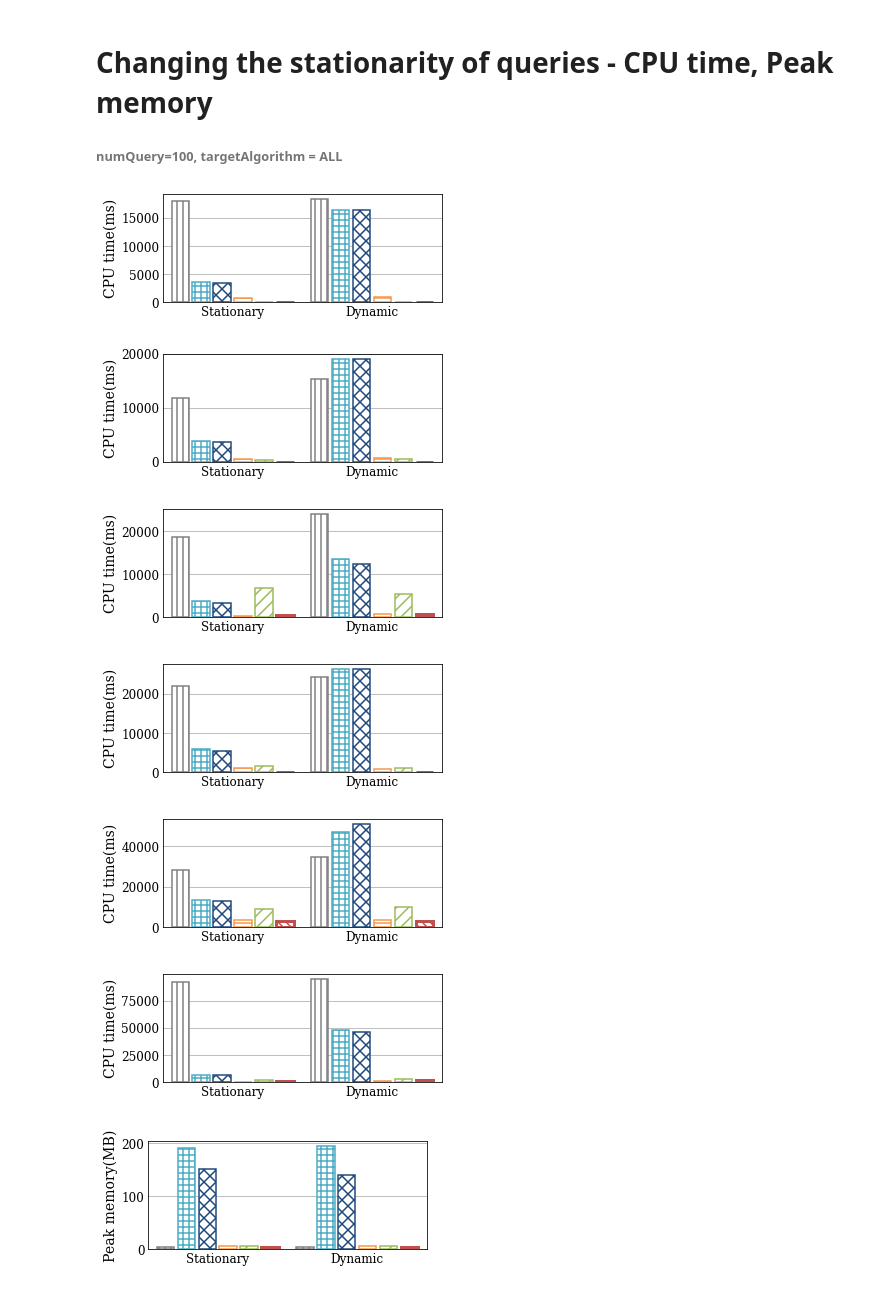
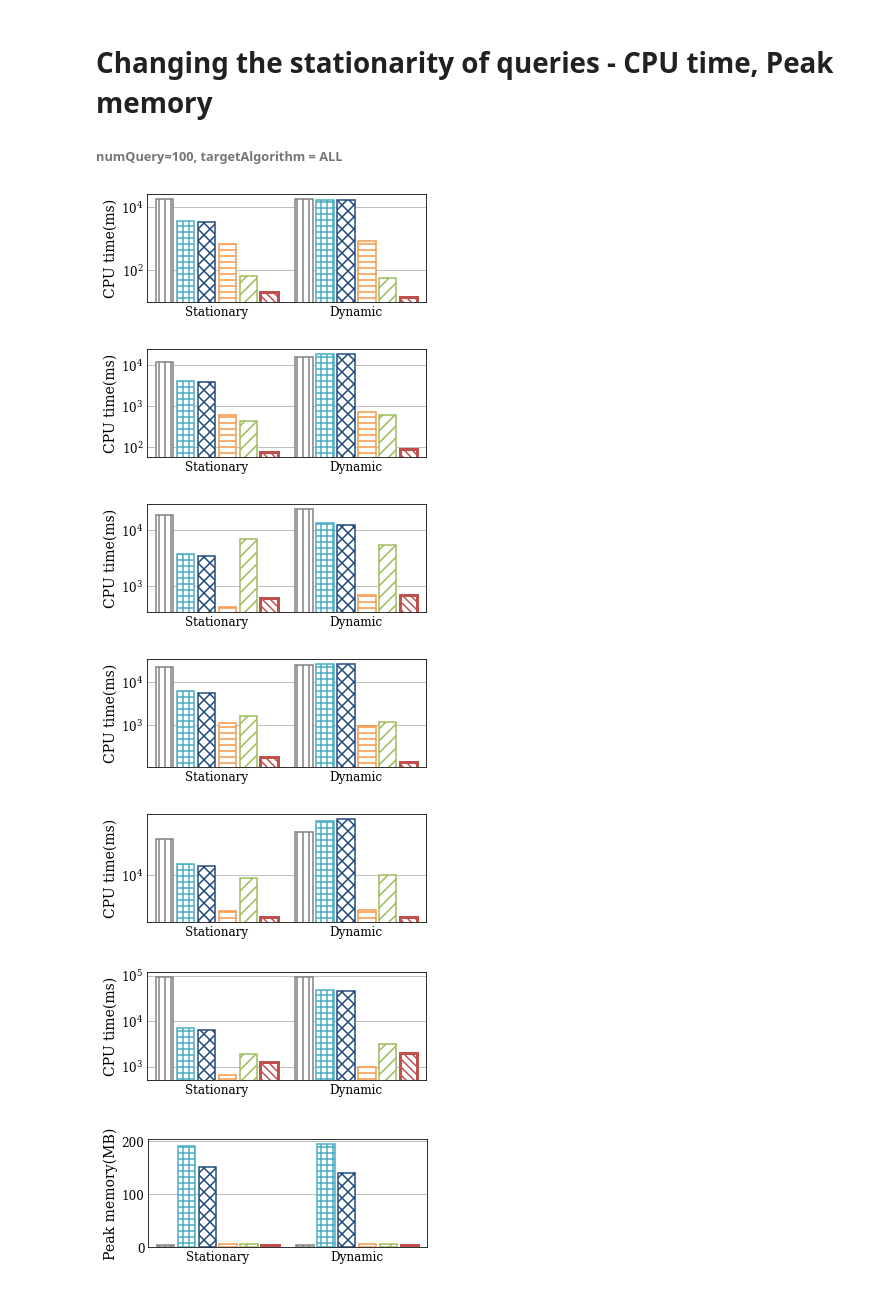
Before and after one commit to YoojuShin/SIGMOD2021LogScript, a Jupyter notebook: figure_script.ipynb, the cells around one changed output. Saved outputs shown, nothing was run; the diff lists cells and outputs as text; code cells hidden in the pictures.

Commit message:
stationarity ready to change line plot

```diff
--- a/figure_script.ipynb
+++ b/figure_script.ipynb
@@ -64,11 +64,11 @@ FONTSIZE_XLABEL_vp=12
 FONTSIZE_YLABEL_vp=14
 
 # Bar Plot parameters
-figsize_minibar = (5,2)
-target_alg_minibar = ['NAIVE','SOP','pMCSKY','OURS-Q','OURS-D','OURS']
-FONTSIZE_TICK_minibar=12
-FONTSIZE_XLABEL_minibar=12
-FONTSIZE_YLABEL_minibar=14
+figsize_stationarity = (5,2)
+target_alg_stationarity = ['NAIVE','SOP','pMCSKY','OURS-Q','OURS-D','OURS']
+FONTSIZE_TICK_stationarity=12
+FONTSIZE_XLABEL_stationarity=12
+FONTSIZE_YLABEL_stationarity=14
 # %%
 def preprocessing(pathList):
     headerf = open(pathList[0]+".txt")
@@ -312,45 +312,46 @@ for dataname in dataset:
             (df["Queryset"].str.contains(r"\_Q100$"))].pivot(index="ChgQRatio",columns="Method",values="Time")
     graphdf = pd.concat([graphdf_nochange,graphdf_change])
     graphdf.index=["Stationary",'Dynamic']
     graphdf = graphdf[target_alg_vp]
 
 
-    fig = plt.figure(figsize=figsize_minibar)
+    fig = plt.figure(figsize=figsize_stationarity)
     ax = fig.add_subplot(1,1,1)
     xpositions = []
-    for i, algname in enumerate(target_alg_minibar):
-        xposition = np.arange(graphdf.shape[0])*barWidth*(len(target_alg_minibar)+inter_bar_space) + barWidth*intra_bar_space*i
+    for i, algname in enumerate(target_alg_stationarity):
+        xposition = np.arange(graphdf.shape[0])*barWidth*(len(target_alg_stationarity)+inter_bar_space) + barWidth*intra_bar_space*i
         center = (xposition[0]+xposition[-1])/2
         xpositions.append(xposition)
         ax.bar(xposition,graphdf.iloc[:,i].tolist(), color = "white", width=barWidth,\
                hatch=algo_hatch[algname], edgecolor=algo_color[algname], \
                linewidth=algo_linewidth[algname], zorder=2)
     ax.grid(b=True,which="major",axis='y',zorder=0)
     ax.set_xlabel("")
-    ax.set_ylabel('CPU time(ms)', fontsize=FONTSIZE_YLABEL_minibar)
+    ax.set_ylabel('CPU time(ms)', fontsize=FONTSIZE_YLABEL_stationarity)
     ax.set_xlim([-barWidth,xposition[-1]+barWidth])
+    ax.set_yscale("log")
     # ax.set_ylim([1,1024])
     # plt.yticks([1,32,1024])
     # ax.set_yticklabels(['1','32','1024'])
     xpositions=np.array(xpositions)
     plt.xticks(np.mean(xpositions,axis=0),["Stationary",'Dynamic'])
 
     # TODO: Put pattern in the bar graph
     # remove ticks
     ax.tick_params(axis='both', which ='both', length = 0)
-    ax.tick_params(axis='x', labelsize=FONTSIZE_XLABEL_minibar)
-    ax.tick_params(axis='y', labelsize=FONTSIZE_TICK_minibar)
+    ax.tick_params(axis='x', labelsize=FONTSIZE_XLABEL_stationarity)
+    ax.tick_params(axis='y', labelsize=FONTSIZE_TICK_stationarity)
     # rotate ticks
     ax.tick_params(axis ='x', rotation = 0)
 
     plt.savefig('Stationarity_'+dataname+'_CpuTime.pdf', bbox_inches='tight', format='pdf')
 # %% [output]
-[figure, old version]
+[figure, new version]
-[figure, old version]
+[figure, new version]
-[figure, old version]
+[figure, new version]
-[figure, old version]
+[figure, new version]
-[figure, old version]
+[figure, new version]
-[figure, old version]
+[figure, new version]
 # %%
 
 for dataname in dataset:
```
Also changed, not shown: parts of 1 cell of this notebook.
